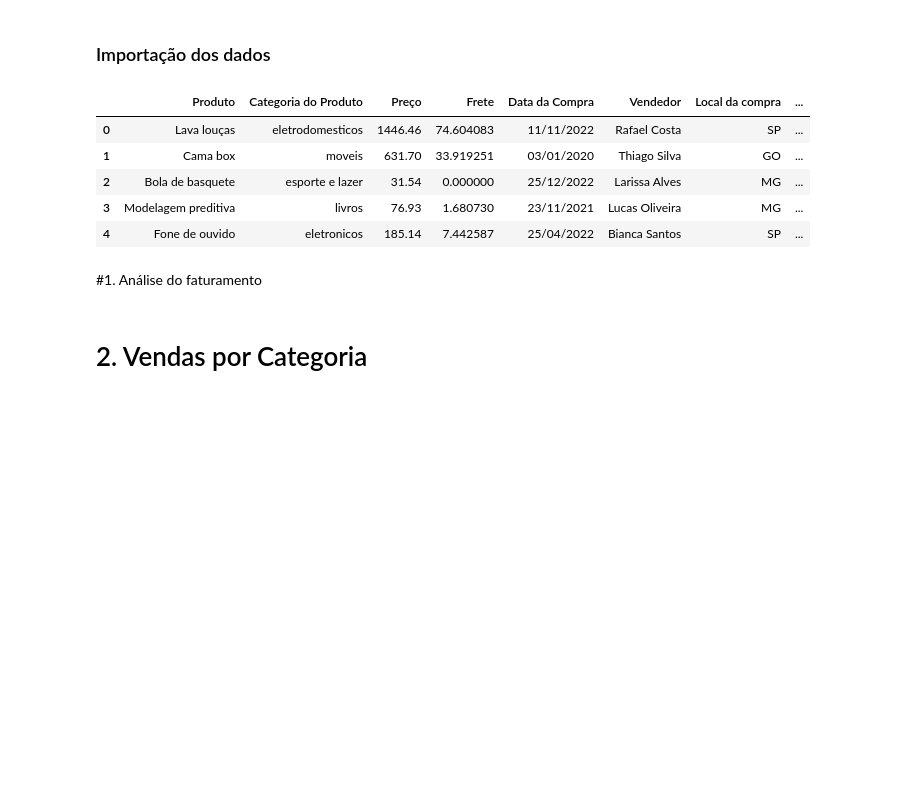
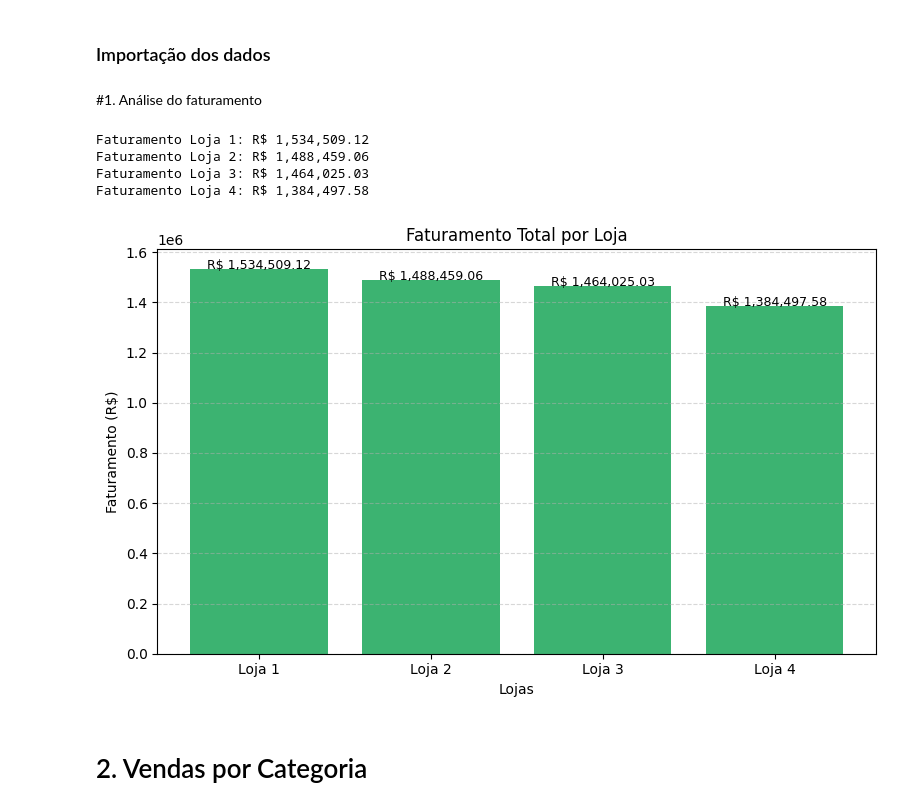
Before and after one commit to LucasCA-Git/ONE-Data_Science, a Jupyter notebook: colab/AluraStoreBr.ipynb, the cells around one changed output. Saved outputs shown, nothing was run; the diff lists cells and outputs as text; code cells hidden in the pictures; blank space fills up the shorter version.

Commit message:
Analise de faturamento

```diff
--- a/colab/AluraStoreBr.ipynb
+++ b/colab/AluraStoreBr.ipynb
@@ -1,22 +1,55 @@
 # %% [markdown]
 ### Importação dos dados
-# %%
-Produto,Categoria do Produto,Preço,Frete,Data da Compra,Vendedor,Local da compra,Avaliação da compra,Tipo de pagamento,Quantidade de parcelas,lat,lon
-
-Assistente virtual,eletronicos,219.08,9.2497899853,16/01/2021,Pedro Gomes,SP,4,cartao_credito,8,-22.19,-48.79
-Mesa de jantar,moveis,256.35,11.2343053621,18/05/2022,Beatriz Moraes,RJ,1,cartao_credito,4,-22.25,-42.66
-Jogo de tabuleiro,brinquedos,279.51,21.2626809863,15/03/2021,João Souza,DF,1,cartao_credito,1,-15.83,-47.86
-Micro-ondas,eletrodomesticos,1009.99,54.6673442173,03/05/2022,João Souza,RS,4,boleto,1,-30.17,-53.5
-Cadeira de escritório,moveis,446.99,26.9646890964,07/11/2020,Larissa Alves,MG,5,boleto,1,-18.1,-44.38
-# %% [output]
-|  | Produto | Categoria do Produto | Preço | Frete | Data da Compra | Vendedor | Local da compra | ... |
-| 0 | Lava louças | eletrodomesticos | 1446.46 | 74.604083 | 11/11/2022 | Rafael Costa | SP | ... |
-| 1 | Cama box | moveis | 631.70 | 33.919251 | 03/01/2020 | Thiago Silva | GO | ... |
-| 2 | Bola de basquete | esporte e lazer | 31.54 | 0.000000 | 25/12/2022 | Larissa Alves | MG | ... |
-| 3 | Modelagem preditiva | livros | 76.93 | 1.680730 | 23/11/2021 | Lucas Oliveira | MG | ... |
-| 4 | Fone de ouvido | eletronicos | 185.14 | 7.442587 | 25/04/2022 | Bianca Santos | SP | ... |
+# %%
+import pandas as pd
+
+caminho_base = "D:\\Estudos\\ONE-Data_Science\\base_dados\\"
+
+loja = pd.read_csv(caminho_base + "loja_1.csv")
+loja2 = pd.read_csv(caminho_base + "loja_2.csv")
+loja3 = pd.read_csv(caminho_base + "loja_3.csv")
+loja4 = pd.read_csv(caminho_base + "loja_4.csv")
 # %% [markdown]
 #1. Análise do faturamento
+# %%
+# Calculando o faturamento total por loja
+faturamento_loja = loja["Preço"].sum()
+faturamento_loja2 = loja2["Preço"].sum()
+faturamento_loja3 = loja3["Preço"].sum()
+faturamento_loja4 = loja4["Preço"].sum()
+
+# Mostrando os resultados formatados
+print(f"Faturamento Loja 1: R$ {faturamento_loja:,.2f}")
+print(f"Faturamento Loja 2: R$ {faturamento_loja2:,.2f}")
+print(f"Faturamento Loja 3: R$ {faturamento_loja3:,.2f}")
+print(f"Faturamento Loja 4: R$ {faturamento_loja4:,.2f}")
+# %% [output]
+Faturamento Loja 1: R$ 1,534,509.12
+Faturamento Loja 2: R$ 1,488,459.06
+Faturamento Loja 3: R$ 1,464,025.03
+Faturamento Loja 4: R$ 1,384,497.58
+# %%
+import matplotlib.pyplot as plt
+
+# Gráfico de barras do faturamento
+lojas = ["Loja 1", "Loja 2", "Loja 3", "Loja 4"]
+faturamentos = [faturamento_loja, faturamento_loja2, faturamento_loja3, faturamento_loja4]
+
+plt.figure(figsize=(8, 5))
+plt.bar(lojas, faturamentos, color='mediumseagreen')
+plt.title("Faturamento Total por Loja")
+plt.ylabel("Faturamento (R$)")
+plt.xlabel("Lojas")
+plt.grid(axis='y', linestyle='--', alpha=0.5)
+
+# Adiciona os valores em cima das barras
+for i, valor in enumerate(faturamentos):
+    plt.text(i, valor + 100, f"R$ {valor:,.2f}", ha='center', fontsize=9)
+
+plt.tight_layout()
+plt.show()
+# %% [output]
+[figure, added]
 # %% [markdown]
 # 2. Vendas por Categoria
 # %% [markdown]
```
